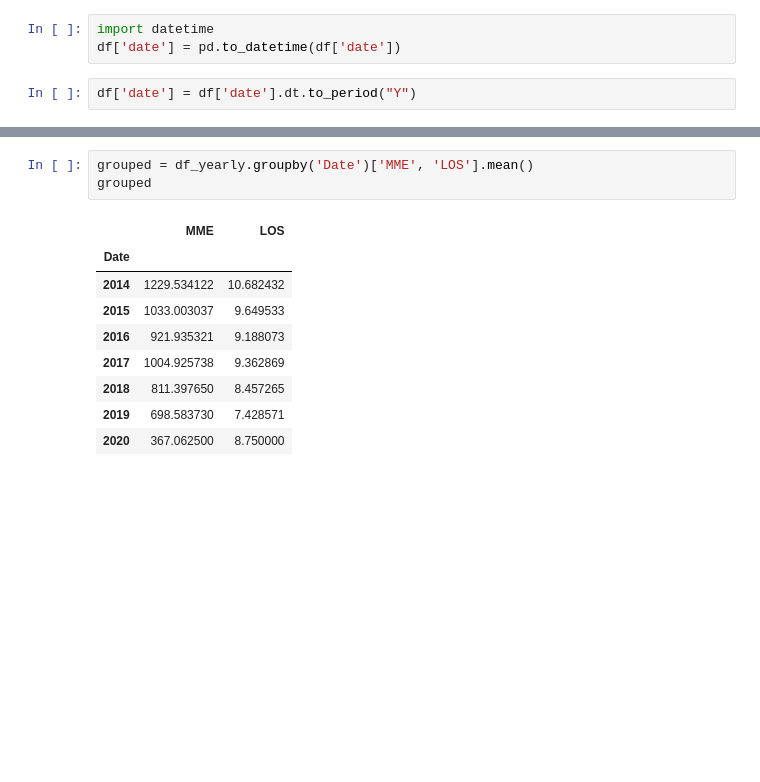
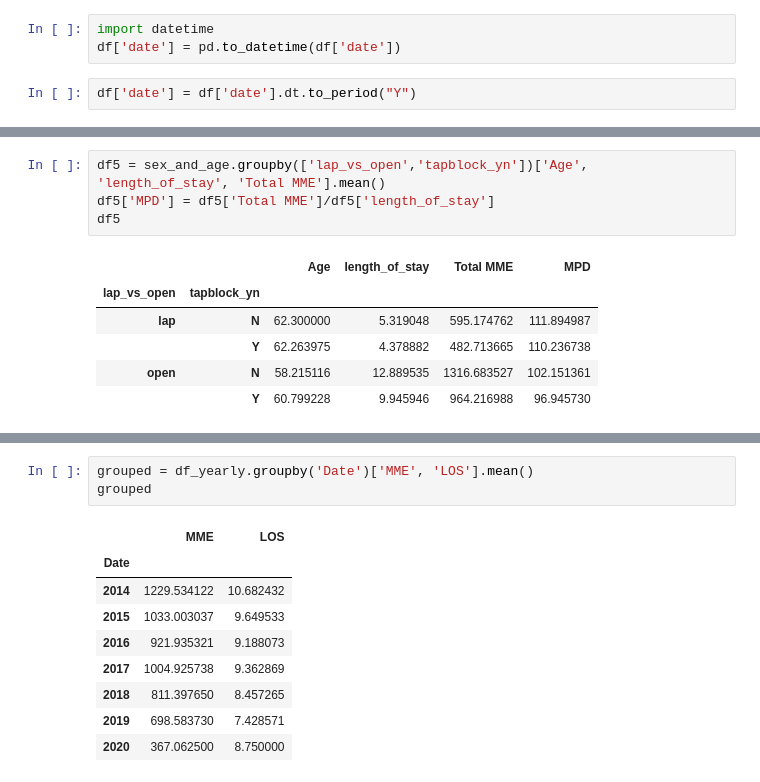
Before and after one commit to blessjal/blessjal, a Jupyter notebook: eras_trimmed_analysis.ipynb, the cells around one changed output, grey strips where cells are left out. Cells and saved outputs as stored; diff of their text form; blank space fills up the shorter version.

```diff
--- a/eras_trimmed_analysis.ipynb
+++ b/eras_trimmed_analysis.ipynb
@@ -56,0 +85,11 @@ df.head()
+# %%
+df5 = sex_and_age.groupby(['lap_vs_open','tapblock_yn'])['Age', 'length_of_stay', 'Total MME'].mean()
+df5['MPD'] = df5['Total MME']/df5['length_of_stay']
+df5
+# %% [output]
+|  |  | Age | length_of_stay | Total MME | MPD |
+| lap_vs_open | tapblock_yn |  |  |  |  |
+| lap | N | 62.300000 | 5.319048 | 595.174762 | 111.894987 |
+|  | Y | 62.263975 | 4.378882 | 482.713665 | 110.236738 |
+| open | N | 58.215116 | 12.889535 | 1316.683527 | 102.151361 |
+|  | Y | 60.799228 | 9.945946 | 964.216988 | 96.945730 |
```
Also changed, not shown: parts of 11 cells of this notebook.
